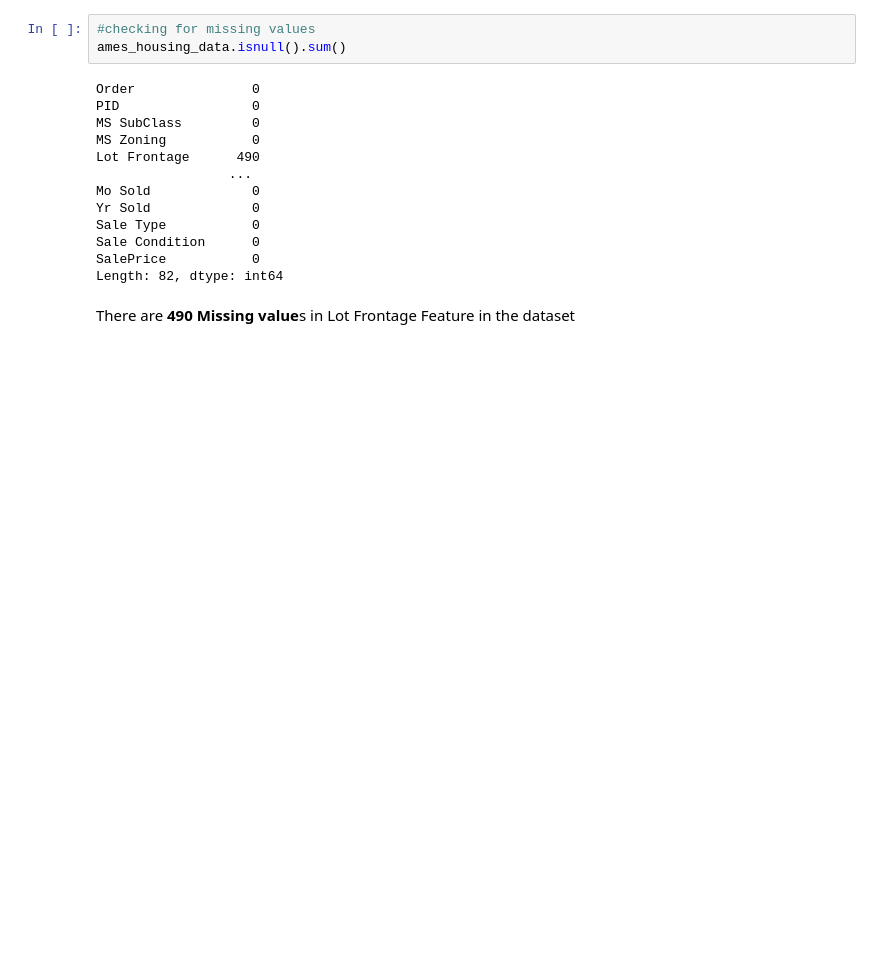
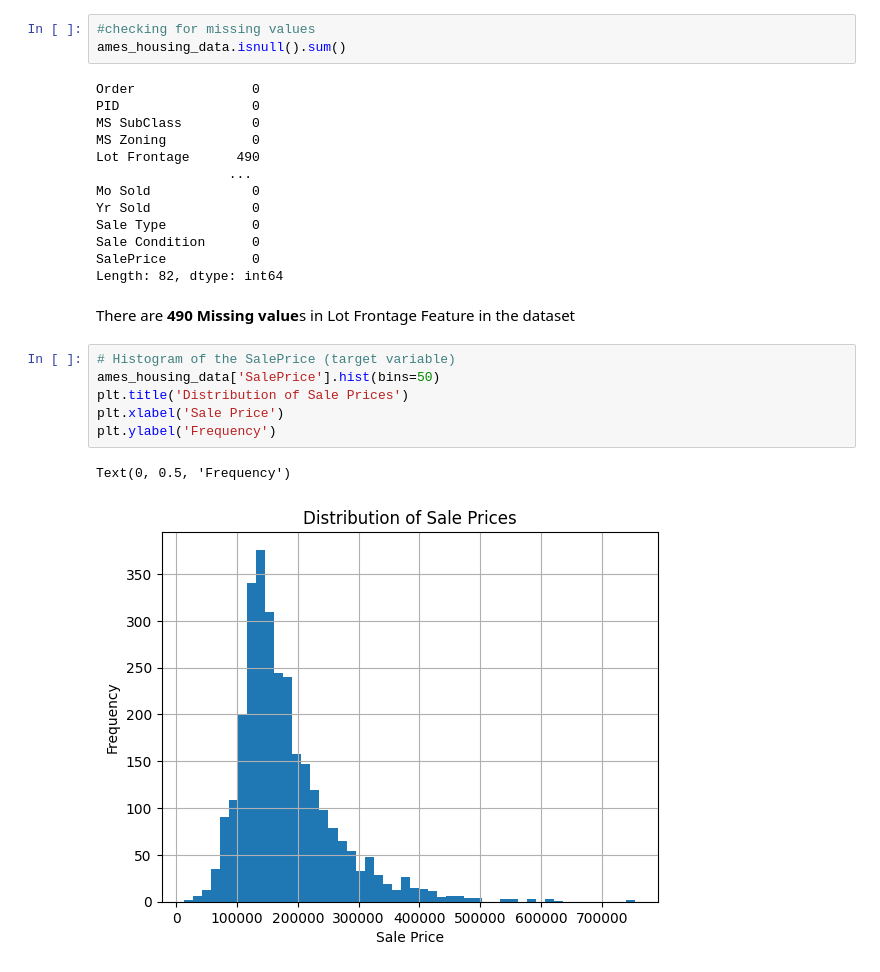
Before and after one commit to Issac-Kondreddy/ML-Classification-Analysis, a Jupyter notebook: Comprehensive_Machine_Learning_Analysis_Classification_and_Insights.ipynb, the cells around one changed output. Drawn from its saved outputs; the diff is of its cells as text; blank space fills up the shorter version.

```diff
--- a/Comprehensive_Machine_Learning_Analysis_Classification_and_Insights.ipynb
+++ b/Comprehensive_Machine_Learning_Analysis_Classification_and_Insights.ipynb
@@ -152,3 +151,12 @@ SalePrice           0
 Length: 82, dtype: int64
 # %% [markdown]
 There are **490 Missing value**s in Lot Frontage Feature in the dataset
+# %%
+# Histogram of the SalePrice (target variable)
+ames_housing_data['SalePrice'].hist(bins=50)
+plt.title('Distribution of Sale Prices')
+plt.xlabel('Sale Price')
+plt.ylabel('Frequency')
+# %% [output]
+Text(0, 0.5, 'Frequency')
+[figure, added]
```
Also changed, not shown: parts of 21 cells of this notebook.
